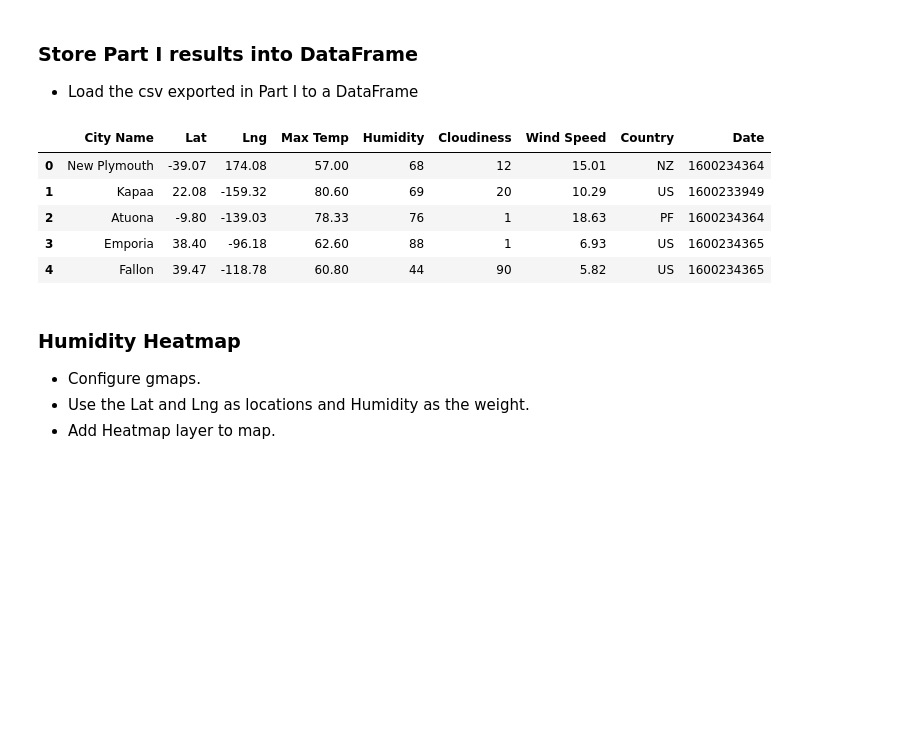
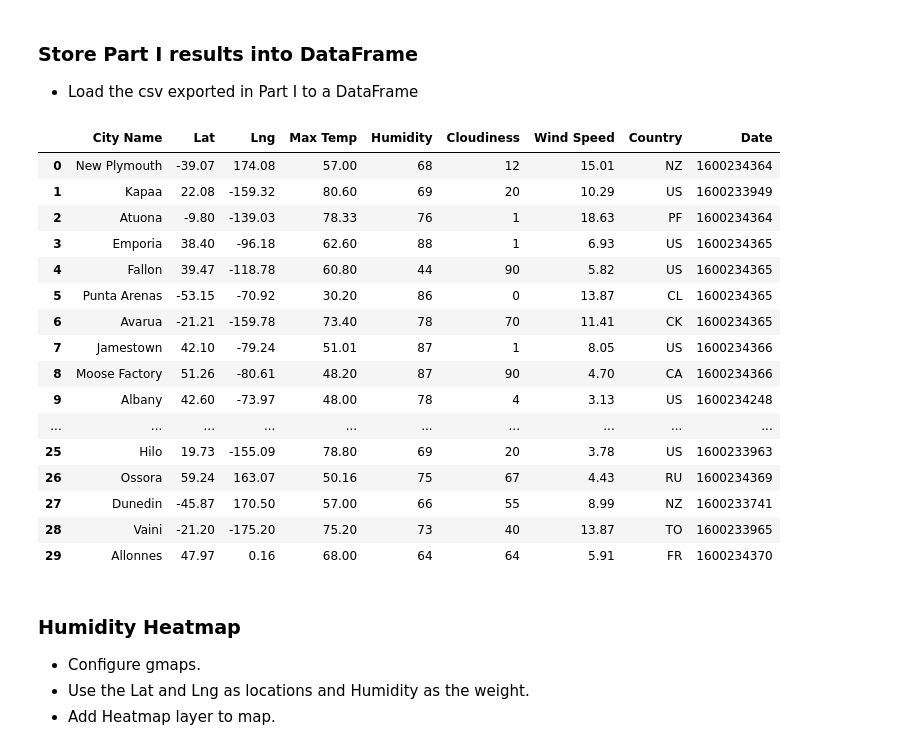
Before and after one commit to berlyflores-98/python-api-challenge, a Jupyter notebook: VacationPy/VacationPy.ipynb, the cells around one changed output. Saved outputs shown, nothing was run; the diff lists cells and outputs as text; code cells hidden in the pictures; blank space fills up the shorter version.

```diff
--- a/VacationPy/VacationPy.ipynb
+++ b/VacationPy/VacationPy.ipynb
@@ -23,18 +23,29 @@ from api_keys import g_key
 # %%
 #loading the csv file
 city_data_df = pd.read_csv('../WeatherPy/output_data/city_data.csv')
 
 #cleaning up the data, dropping a "Unnamed: 0" column
 city_data_df = city_data_df.drop(columns="Unnamed: 0")
 
-city_data_df.head()
+city_data_df.head(30)
 # %% [output]
 |  | City Name | Lat | Lng | Max Temp | Humidity | Cloudiness | Wind Speed | Country | Date |
 | 0 | New Plymouth | -39.07 | 174.08 | 57.00 | 68 | 12 | 15.01 | NZ | 1600234364 |
 | 1 | Kapaa | 22.08 | -159.32 | 80.60 | 69 | 20 | 10.29 | US | 1600233949 |
 | 2 | Atuona | -9.80 | -139.03 | 78.33 | 76 | 1 | 18.63 | PF | 1600234364 |
 | 3 | Emporia | 38.40 | -96.18 | 62.60 | 88 | 1 | 6.93 | US | 1600234365 |
 | 4 | Fallon | 39.47 | -118.78 | 60.80 | 44 | 90 | 5.82 | US | 1600234365 |
+| 5 | Punta Arenas | -53.15 | -70.92 | 30.20 | 86 | 0 | 13.87 | CL | 1600234365 |
+| 6 | Avarua | -21.21 | -159.78 | 73.40 | 78 | 70 | 11.41 | CK | 1600234365 |
+| 7 | Jamestown | 42.10 | -79.24 | 51.01 | 87 | 1 | 8.05 | US | 1600234366 |
+| 8 | Moose Factory | 51.26 | -80.61 | 48.20 | 87 | 90 | 4.70 | CA | 1600234366 |
+| 9 | Albany | 42.60 | -73.97 | 48.00 | 78 | 4 | 3.13 | US | 1600234248 |
+| ... | ... | ... | ... | ... | ... | ... | ... | ... | ... |
+| 25 | Hilo | 19.73 | -155.09 | 78.80 | 69 | 20 | 3.78 | US | 1600233963 |
+| 26 | Ossora | 59.24 | 163.07 | 50.16 | 75 | 67 | 4.43 | RU | 1600234369 |
+| 27 | Dunedin | -45.87 | 170.50 | 57.00 | 66 | 55 | 8.99 | NZ | 1600233741 |
+| 28 | Vaini | -21.20 | -175.20 | 75.20 | 73 | 40 | 13.87 | TO | 1600233965 |
+| 29 | Allonnes | 47.97 | 0.16 | 68.00 | 64 | 64 | 5.91 | FR | 1600234370 |
 # %% [markdown]
 ### Humidity Heatmap
 * Configure gmaps.
```
Also changed, not shown: parts of 3 cells of this notebook.
